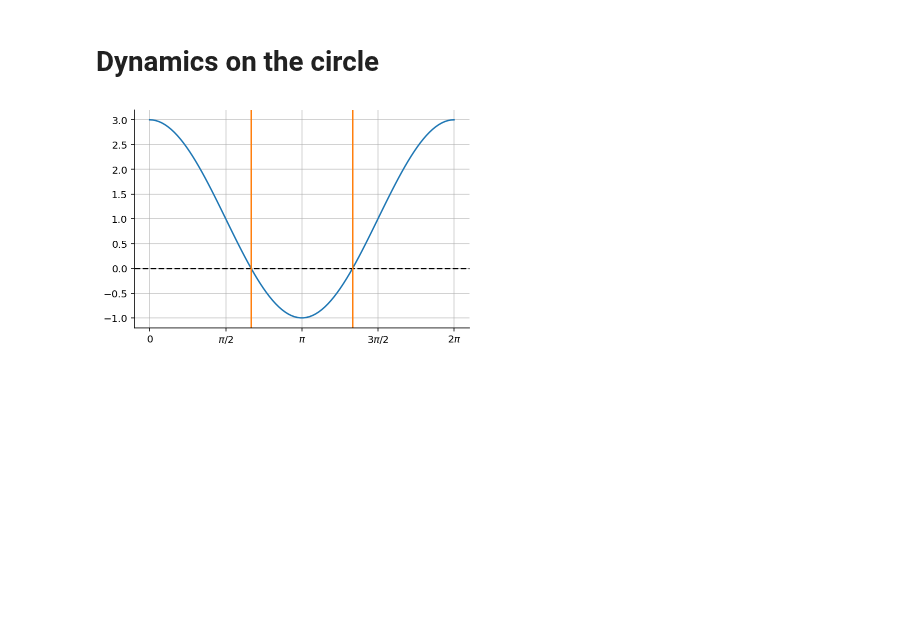
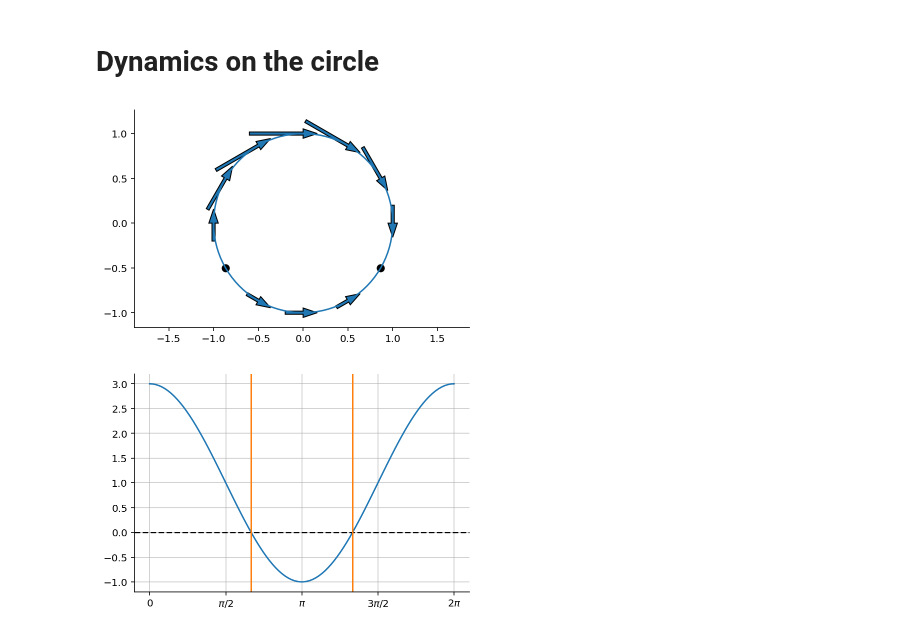
Before and after one commit to gerdm/QMUL, a Jupyter notebook: MTH744P-dynamical-systems/coursework/e03-circle.ipynb, the cells around one changed output. Drawn from its saved outputs; the diff is of its cells as text; code cells hidden in the pictures; blank space fills up the shorter version.

```diff
--- a/MTH744P-dynamical-systems/coursework/e03-circle.ipynb
+++ b/MTH744P-dynamical-systems/coursework/e03-circle.ipynb
@@ -13,6 +17,11 @@ def f(x): return 1 + 2 * np.cos(x)
 # %%
 xtick_vals = [0, np.pi / 2, np.pi, 3 * np.pi / 2, 2 * np.pi]
 xticks = [r"$0$", r"$\pi/2$", r"$\pi$", r"$3\pi/2$", r"$2\pi$"]
+# %%
+θ_eval = np.arange(0, 2 * np.pi, np.pi / (2 * 3))
+dynamics.plot_circular_dynamics(θ_eval, f, rtol=0.1)
+# %% [output]
+[figure, added]
 # %%
 plt.plot(θ_range, f(θ_range))
 
```
Also changed, not shown: parts of 5 cells of this notebook.
